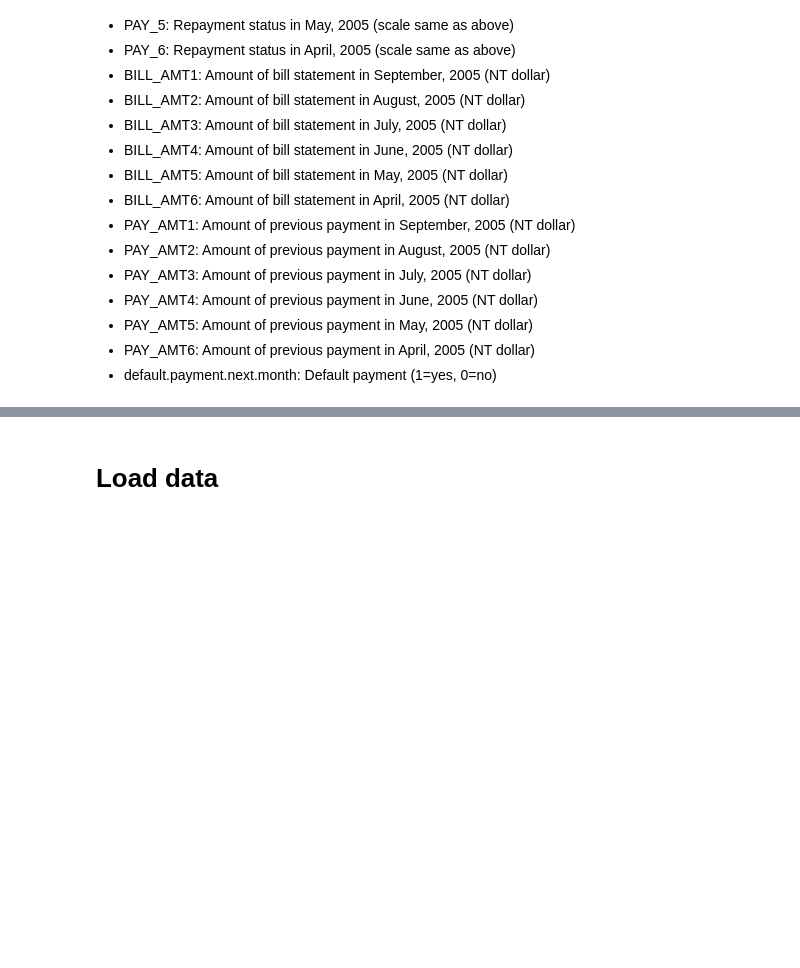
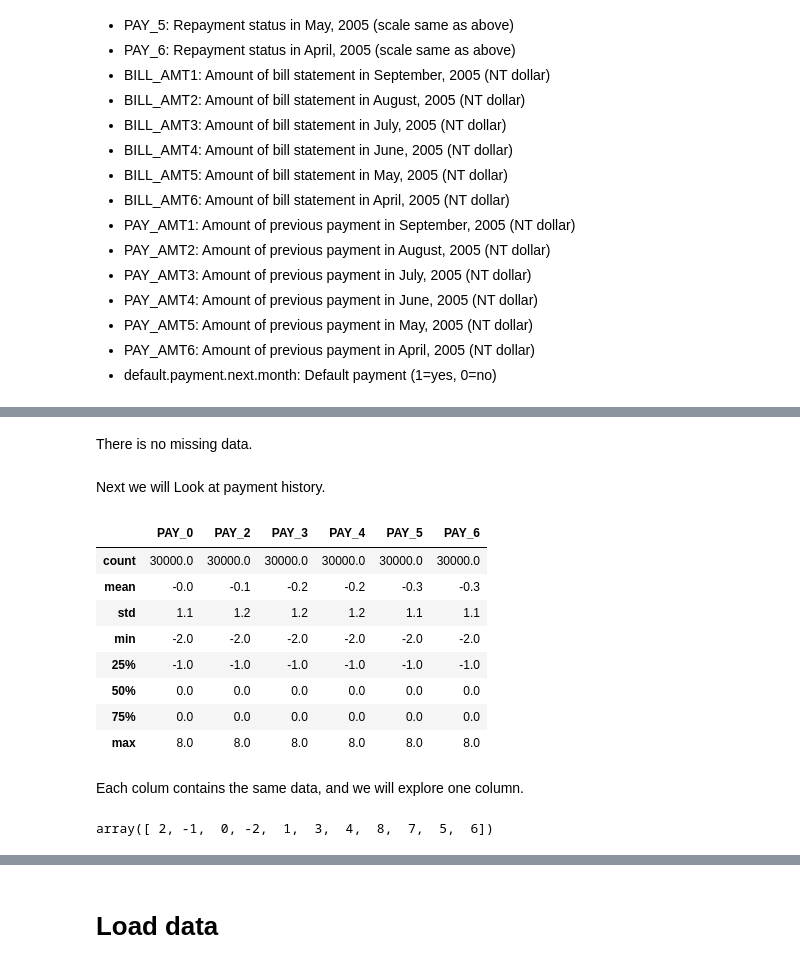
Before and after one commit to greatschism/C5T2, a Jupyter notebook: notebooks/Preprocessing/homework51t2.ipynb, the cells around one changed output, grey strips where cells are left out. Saved outputs shown, nothing was run; the diff lists cells and outputs as text; code cells hidden in the pictures; blank space fills up the shorter version.

```diff
--- a/notebooks/Preprocessing/homework51t2.ipynb
+++ b/notebooks/Preprocessing/homework51t2.ipynb
@@ -98,0 +159,22 @@ credit.describe()
+# %% [markdown]
+There is no missing data.
+# %% [markdown]
+Next we will Look at payment history.
+# %%
+credit.iloc[:,6:12].describe().round(1)
+# %% [output]
+|  | PAY_0 | PAY_2 | PAY_3 | PAY_4 | PAY_5 | PAY_6 |
+| count | 30000.0 | 30000.0 | 30000.0 | 30000.0 | 30000.0 | 30000.0 |
+| mean | -0.0 | -0.1 | -0.2 | -0.2 | -0.3 | -0.3 |
+| std | 1.1 | 1.2 | 1.2 | 1.2 | 1.1 | 1.1 |
+| min | -2.0 | -2.0 | -2.0 | -2.0 | -2.0 | -2.0 |
+| 25% | -1.0 | -1.0 | -1.0 | -1.0 | -1.0 | -1.0 |
+| 50% | 0.0 | 0.0 | 0.0 | 0.0 | 0.0 | 0.0 |
+| 75% | 0.0 | 0.0 | 0.0 | 0.0 | 0.0 | 0.0 |
+| max | 8.0 | 8.0 | 8.0 | 8.0 | 8.0 | 8.0 |
+# %% [markdown]
+Each colum contains the same data, and we will explore one column.
+# %%
+credit["PAY_0"].unique()
+# %% [output]
+array([ 2, -1,  0, -2,  1,  3,  4,  8,  7,  5,  6])
```
Also changed, not shown: parts of 63 cells of this notebook, 2 other files.
